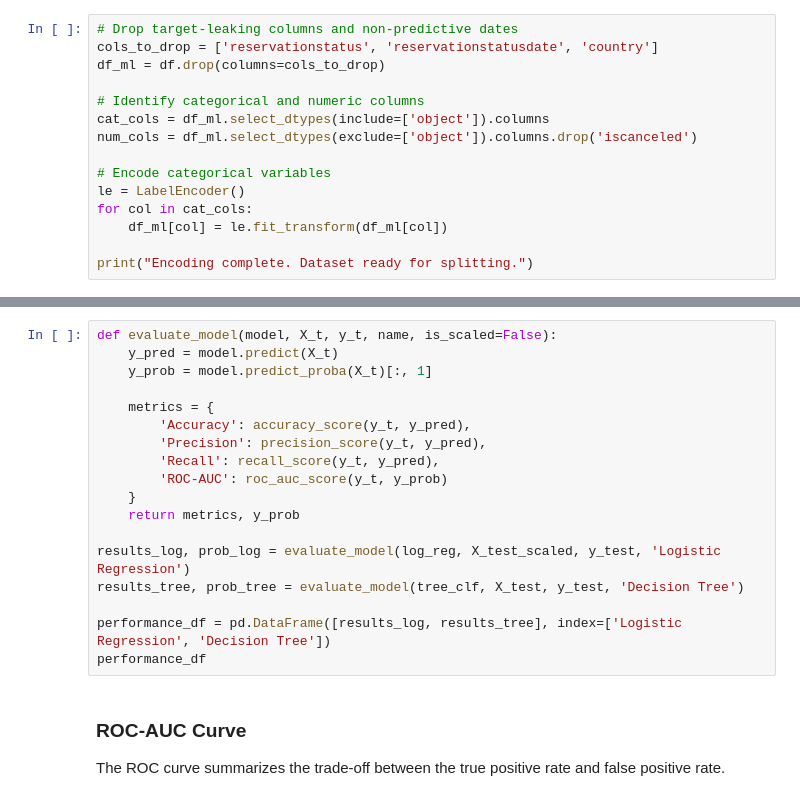
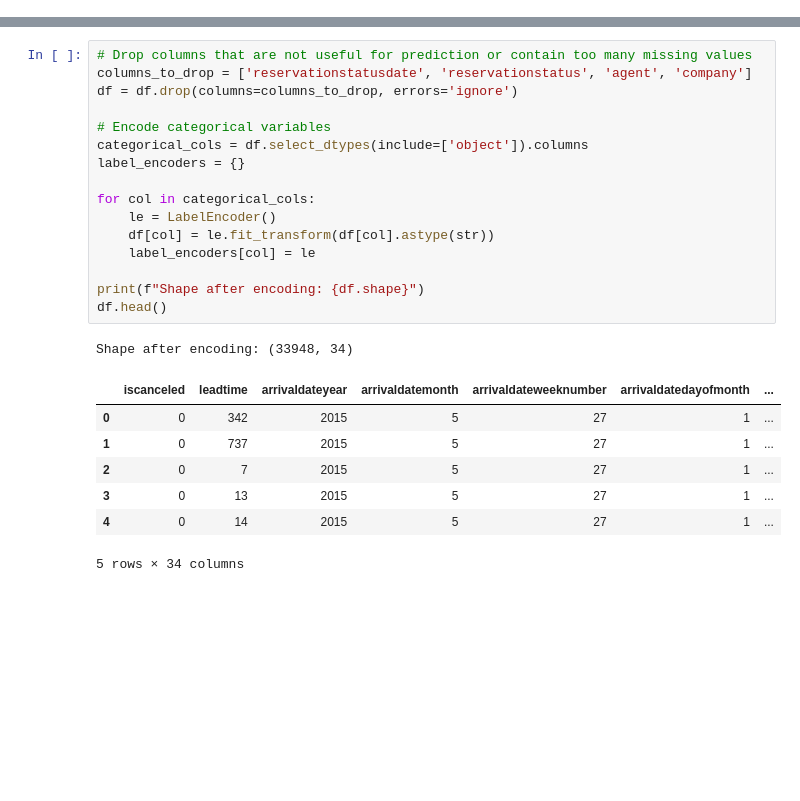
Before and after one commit to ROOPIKARAJ/Infotact-Team-23, a Jupyter notebook: WEEK3/predictive_modeling.ipynb, the cells around one changed output, grey strips where cells are left out. Saved outputs shown, nothing was run; the diff lists cells and outputs as text; blank space fills up the shorter version.

```diff
--- a/WEEK3/predictive_modeling.ipynb
+++ b/WEEK3/predictive_modeling.ipynb
@@ -39,15 +43,0 @@ Certain variables like `reservationstatus` and `reservationstatusdate` are recor
-# %%
-# Drop target-leaking columns and non-predictive dates
-cols_to_drop = ['reservationstatus', 'reservationstatusdate', 'country']
-df_ml = df.drop(columns=cols_to_drop)
-
-# Identify categorical and numeric columns
-cat_cols = df_ml.select_dtypes(include=['object']).columns
-num_cols = df_ml.select_dtypes(exclude=['object']).columns.drop('iscanceled')
-
-# Encode categorical variables
-le = LabelEncoder()
-for col in cat_cols:
-    df_ml[col] = le.fit_transform(df_ml[col])
-
-print("Encoding complete. Dataset ready for splitting.")
@@ -89,22 +44,25 @@ We compare the models based on project-required metrics: **Accuracy, Precision,
-# %%
-def evaluate_model(model, X_t, y_t, name, is_scaled=False):
-    y_pred = model.predict(X_t)
-    y_prob = model.predict_proba(X_t)[:, 1]
-
-    metrics = {
-        'Accuracy': accuracy_score(y_t, y_pred),
-        'Precision': precision_score(y_t, y_pred),
-        'Recall': recall_score(y_t, y_pred),
-        'ROC-AUC': roc_auc_score(y_t, y_prob)
-    }
-    return metrics, y_prob
-
-results_log, prob_log = evaluate_model(log_reg, X_test_scaled, y_test, 'Logistic Regression')
-results_tree, prob_tree = evaluate_model(tree_clf, X_test, y_test, 'Decision Tree')
-
-performance_df = pd.DataFrame([results_log, results_tree], index=['Logistic Regression', 'Decision Tree'])
-performance_df
-# %% [markdown]
-### ROC-AUC Curve
-
-The ROC curve summarizes the trade-off between the true positive rate and false positive rate.
+# %%
+# Drop columns that are not useful for prediction or contain too many missing values
+columns_to_drop = ['reservationstatusdate', 'reservationstatus', 'agent', 'company']
+df = df.drop(columns=columns_to_drop, errors='ignore')
+
+# Encode categorical variables
+categorical_cols = df.select_dtypes(include=['object']).columns
+label_encoders = {}
+
+for col in categorical_cols:
+    le = LabelEncoder()
+    df[col] = le.fit_transform(df[col].astype(str))
+    label_encoders[col] = le
+
+print(f"Shape after encoding: {df.shape}")
+df.head()
+# %% [output]
+Shape after encoding: (33948, 34)
+|  | iscanceled | leadtime | arrivaldateyear | arrivaldatemonth | arrivaldateweeknumber | arrivaldatedayofmonth | ... |
+| 0 | 0 | 342 | 2015 | 5 | 27 | 1 | ... |
+| 1 | 0 | 737 | 2015 | 5 | 27 | 1 | ... |
+| 2 | 0 | 7 | 2015 | 5 | 27 | 1 | ... |
+| 3 | 0 | 13 | 2015 | 5 | 27 | 1 | ... |
+| 4 | 0 | 14 | 2015 | 5 | 27 | 1 | ... |
+5 rows × 34 columns
```
Also changed, not shown: parts of 20 cells of this notebook.
